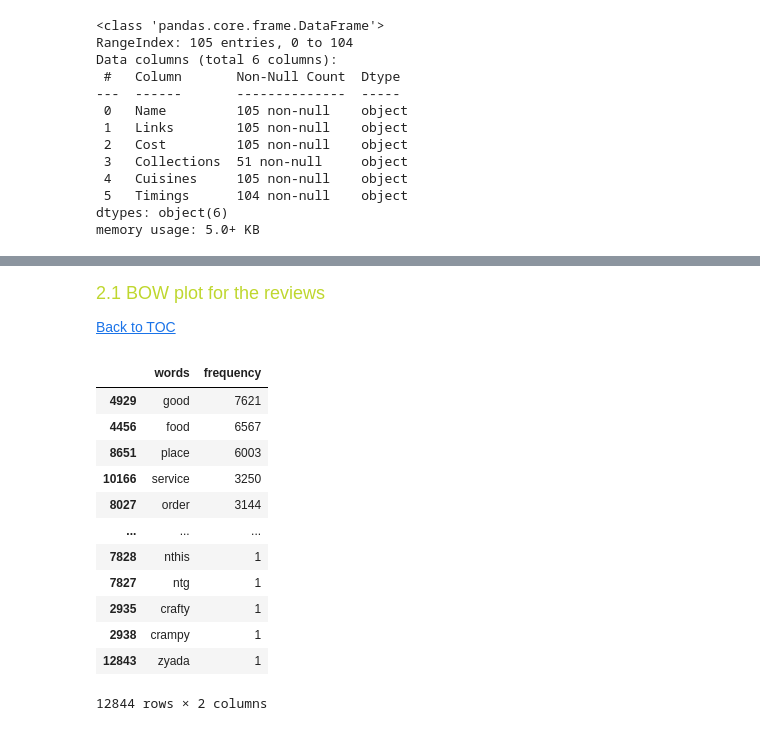
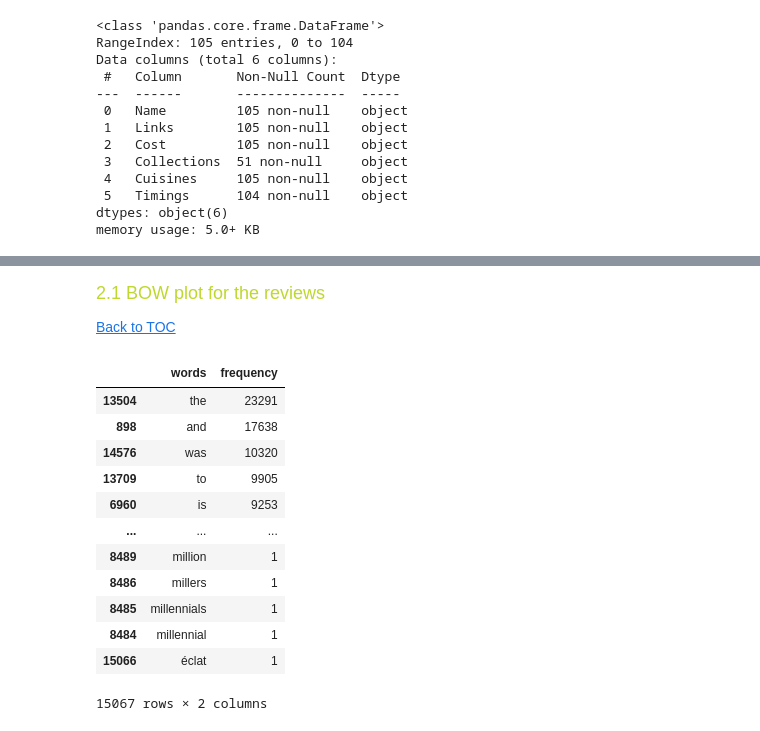
Before and after one commit to JoaoF7/Text_Mining_Project, a Jupyter notebook: TM2425_project_sow_Annex_B_Notebook_Template.ipynb, the cells around one changed output, grey strips where cells are left out. Saved outputs shown, nothing was run; the diff lists cells and outputs as text; code cells hidden in the pictures.

```diff
--- a/TM2425_project_sow_Annex_B_Notebook_Template.ipynb
+++ b/TM2425_project_sow_Annex_B_Notebook_Template.ipynb
@@ -118,5 +163,3 @@ reviews[reviews["Review"].isna()]
-# %%
-reviews.drop(columns = ["Reviewer", "Time", "Pictures"], inplace= True)
 # %%
 restaurants
 # %% [output]
@@ -224,4 +273,7 @@ From the data exploration we concluded:
 
 [Back to TOC](#toc)
-# %%
-reviews["Review_feat_extraction"] = reviews["Review"].apply(lambda x: main_pipeline(x, print_output= False, tokenized_output=False, no_punctuation = False))
+# %%
+reviews_text_only = reviews.copy()
+reviews_text_only.dropna(subset=['Review'], inplace= True)
+reviews_text_only.drop(columns = ["Reviewer", "Time", "Pictures", "Metadata", "Rating"], inplace= True)
+reviews_text_only
@@ -227,0 +294,3 @@ reviews["Review_feat_extraction"] = reviews["Review"].apply(lambda x: main_pipel
+# %%
+reviews_text_only["All_lower"] = reviews_text_only["Review"].apply(lambda x: x.lower())
+reviews_text_only
@@ -235,5 +336,5 @@ give b'day treat friend . guys! awesome place dine . starters good . great time
 # %% [markdown]
-<font color='#BFD72F' size=4>2.1 BOW plot for the reviews</font> <a class="anchor" id="P1"></a>
+<font color='#BFD72F' size=4>2.1 BOW plot for the reviews</font> <a class="anchor" id="P21"></a>
 
 [Back to TOC](#toc)
 # %%
@@ -250,21 +351,21 @@ def word_freq_calculator(td_matrix, word_list, df_output=True):
 # %%
 #Create a BOW and get the number of times each word in the reviews appears
 bow_vectorizer = CountVectorizer()
-clean_bow_td_matrix = bow_vectorizer.fit_transform(reviews["Review_feat_extraction"]).toarray()
+clean_bow_td_matrix = bow_vectorizer.fit_transform(reviews_text_only["All_lower"]).toarray()
 clean_bow_word_list = bow_vectorizer.get_feature_names_out().tolist()
 clean_bow_words_freq = word_freq_calculator(clean_bow_td_matrix, clean_bow_word_list)
 clean_bow_words_freq
 # %% [output]
 |  | words | frequency |
-| 4929 | good | 7621 |
-| 4456 | food | 6567 |
-| 8651 | place | 6003 |
-| 10166 | service | 3250 |
-| 8027 | order | 3144 |
+| 13504 | the | 23291 |
+| 898 | and | 17638 |
+| 14576 | was | 10320 |
+| 13709 | to | 9905 |
+| 6960 | is | 9253 |
 | ... | ... | ... |
-| 7828 | nthis | 1 |
-| 7827 | ntg | 1 |
-| 2935 | crafty | 1 |
-| 2938 | crampy | 1 |
-| 12843 | zyada | 1 |
+| 8489 | million | 1 |
+| 8486 | millers | 1 |
+| 8485 | millennials | 1 |
+| 8484 | millennial | 1 |
+| 15066 | éclat | 1 |
-12844 rows × 2 columns
+15067 rows × 2 columns
```
Also changed, not shown: parts of 59 cells of this notebook, 12 other files.
